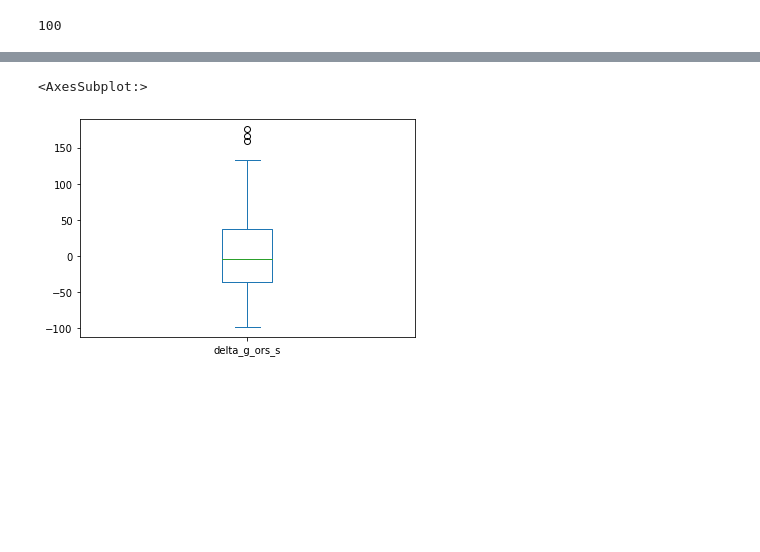
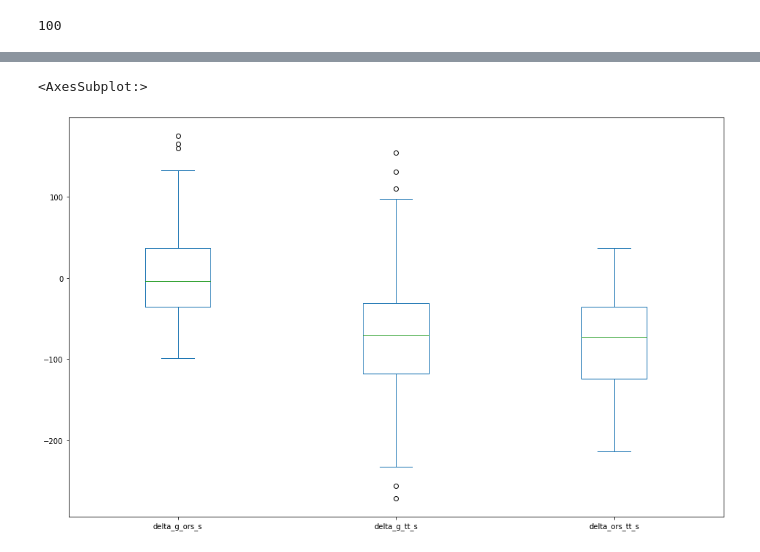
Before and after one commit to MarkiesFredje/google-maps-distance, a Jupyter notebook: explore.ipynb, the cells around one changed output, grey strips where cells are left out. Drawn from its saved outputs; the diff is of its cells as text; code cells hidden in the pictures; blank space fills up the shorter version.

```diff
--- a/explore.ipynb
+++ b/explore.ipynb
@@ -207,19 +250,53 @@ cols_deviation = [
     "g_traveltime_s",
     "ors_distance_m",
     "ors_traveltime_s",
+    "tt_distance_m",
+    "tt_traveltime_s",
 ]
 df_traveltime_deviation = gdf_traveltime[cols_deviation].copy()
+# traveltimes
 df_traveltime_deviation["delta_g_ors_s"] = (
     df_traveltime_deviation["g_traveltime_s"]
     - df_traveltime_deviation["ors_traveltime_s"]
 )
+df_traveltime_deviation["delta_g_tt_s"] = (
+    df_traveltime_deviation["g_traveltime_s"]
+    - df_traveltime_deviation["tt_traveltime_s"]
+)
+df_traveltime_deviation["delta_ors_tt_s"] = (
+    df_traveltime_deviation["ors_traveltime_s"]
+    - df_traveltime_deviation["tt_traveltime_s"]
+)
+# distances
 df_traveltime_deviation["delta_g_ors_m"] = (
     df_traveltime_deviation["g_distance_m"] - df_traveltime_deviation["ors_distance_m"]
 )
+df_traveltime_deviation["delta_g_tt_m"] = (
+    df_traveltime_deviation["g_distance_m"] - df_traveltime_deviation["tt_distance_m"]
+)
+df_traveltime_deviation["delta_ors_tt_m"] = (
+    df_traveltime_deviation["ors_distance_m"] - df_traveltime_deviation["tt_distance_m"]
+)
+# traveltimes pct
 df_traveltime_deviation["delta_g_ors_s_pct"] = (
     df_traveltime_deviation["g_traveltime_s"]
     - df_traveltime_deviation["ors_traveltime_s"]
 ) / df_traveltime_deviation["g_traveltime_s"]
+df_traveltime_deviation["delta_g_tt_s_pct"] = (
+    df_traveltime_deviation["g_traveltime_s"]
+    - df_traveltime_deviation["tt_traveltime_s"]
+) / df_traveltime_deviation["g_traveltime_s"]
+df_traveltime_deviation["delta_ors_tt_s_pct"] = (
+    df_traveltime_deviation["ors_traveltime_s"]
+    - df_traveltime_deviation["tt_traveltime_s"]
+) / df_traveltime_deviation["ors_traveltime_s"]
+# distance pct
 df_traveltime_deviation["delta_g_ors_m_pct"] = (
     df_traveltime_deviation["g_distance_m"] - df_traveltime_deviation["ors_distance_m"]
 ) / df_traveltime_deviation["g_distance_m"]
+df_traveltime_deviation["delta_g_tt_m_pct"] = (
+    df_traveltime_deviation["g_distance_m"] - df_traveltime_deviation["tt_distance_m"]
+) / df_traveltime_deviation["g_distance_m"]
+df_traveltime_deviation["delta_ors_tt_m_pct"] = (
+    df_traveltime_deviation["ors_distance_m"] - df_traveltime_deviation["tt_distance_m"]
+) / df_traveltime_deviation["ors_distance_m"]
@@ -226,6 +312,8 @@ df_traveltime_deviation["delta_g_ors_m_pct"] = (
 # %%
-df_traveltime_deviation["delta_g_ors_s"].plot(kind="box")
+df_traveltime_deviation[["delta_g_ors_s", "delta_g_tt_s", "delta_ors_tt_s"]].plot(
+    kind="box", figsize=(16, 10)
+)
 # %% [output]
 <AxesSubplot:>
-[figure, old version]
+[figure, new version]
 # %%
```
Also changed, not shown: parts of 10 cells of this notebook, 2 other files.
